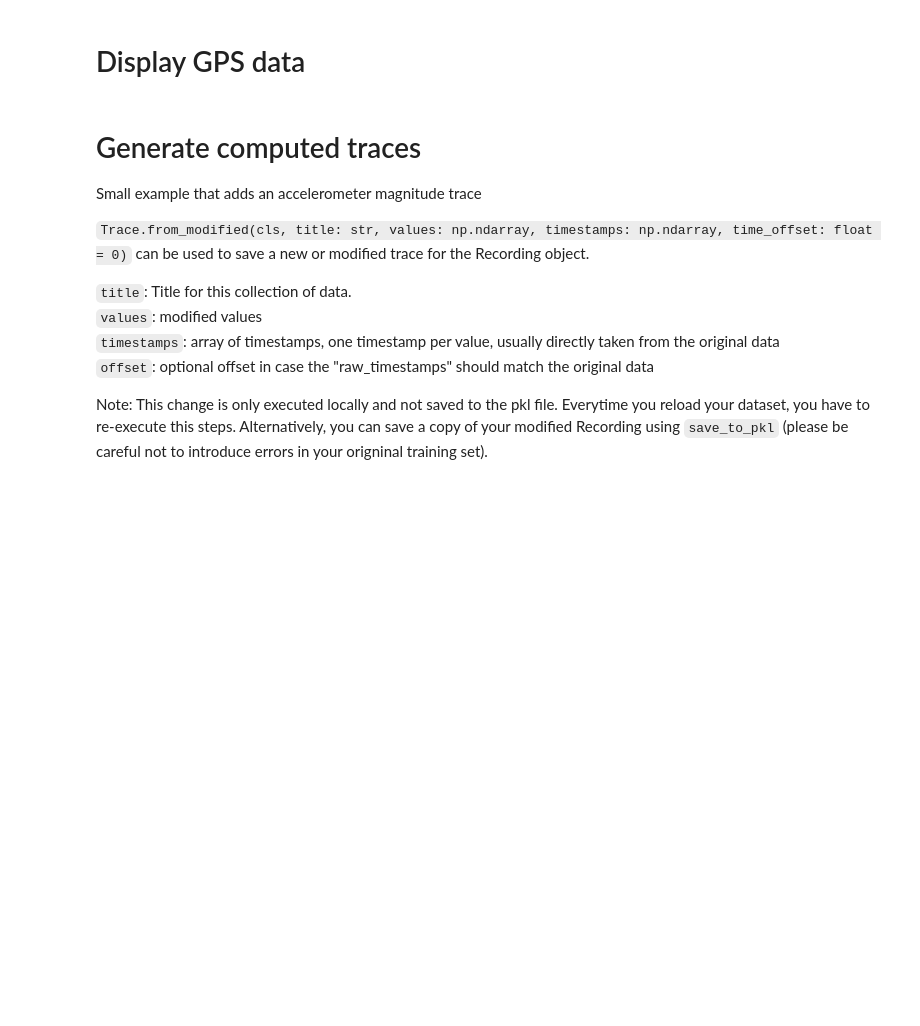
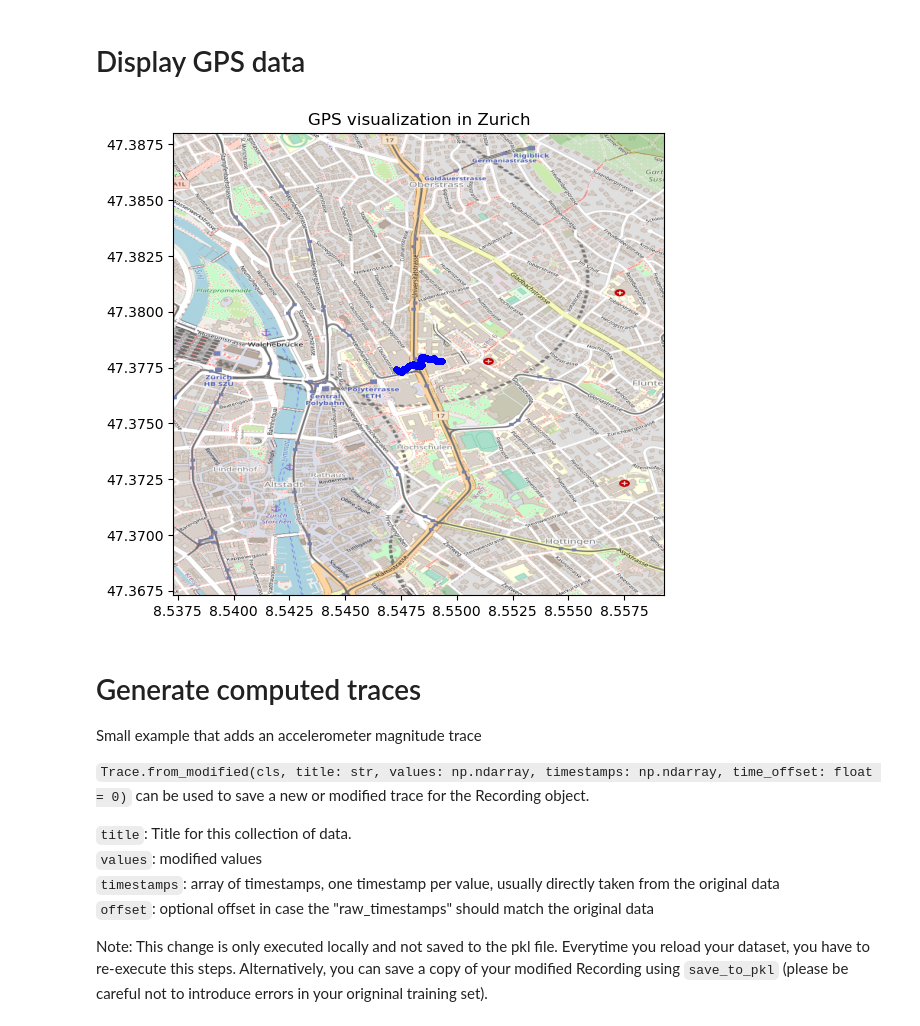
Before and after one commit to zytros/FS24, a Jupyter notebook: MobHealth/proj2/workspace.ipynb, the cells around one changed output. Drawn from its saved outputs; the diff is of its cells as text; code cells hidden in the pictures; blank space fills up the shorter version.

```diff
--- a/MobHealth/proj2/workspace.ipynb
+++ b/MobHealth/proj2/workspace.ipynb
@@ -58,7 +91,7 @@ else:
 ## Working with timeseries
 Every value in this dictionary holds a <code>Trace</code> object to manage the data from one sensor
 # %%
-recording = Recording('/kaggle/input/24-exercise2/data/example/medium_walk.pkl')  # Second example file: data/example/short_walk.pkl
+recording = Recording('data/example/medium_walk.pkl')  # Second example file: data/example/short_walk.pkl
 
 # X-axis of the LILYGO accelerometer
 ax = recording.data['ax']
@@ -98,24 +157,26 @@ recording.plot([['ax', 'ay', 'az'], ['gx', 'gy', 'gz'], ['mx', 'my', 'mz'], ['al
 # %%
 # Recording must contain gps data
 assert('latitude' in recording.data and 'longitude' in recording.data)
 
 plot_map_zurich = True
 
 # Visualize the path of the trace
 fig, ax = plt.subplots(figsize = (11,6))
 ax.scatter(recording.data['longitude'].values, recording.data['latitude'].values, zorder=1, alpha= 0.9, c='b', s=10)
 ax.set_title('Visualization of the path')
 
 if plot_map_zurich:
     # Bounding coordinates for map
     BBox = (8.5373,8.5593,
             47.3673, 47.3880)
     # Load map of Zurich
-    ruh_m = plt.imread('/kaggle/input/24-exercise2/mapzurich.png')
+    ruh_m = plt.imread('mapzurich.png')
     ax.set_title('GPS visualization in Zurich')
     ax.set_xlim(BBox[0],BBox[1])
     ax.set_ylim(BBox[2],BBox[3])
     ax.imshow(ruh_m, zorder=0, extent = BBox)
+# %% [output]
+[figure, added]
 # %% [markdown]
 # Generate computed traces
 
```
Also changed, not shown: parts of 11 cells of this notebook.
